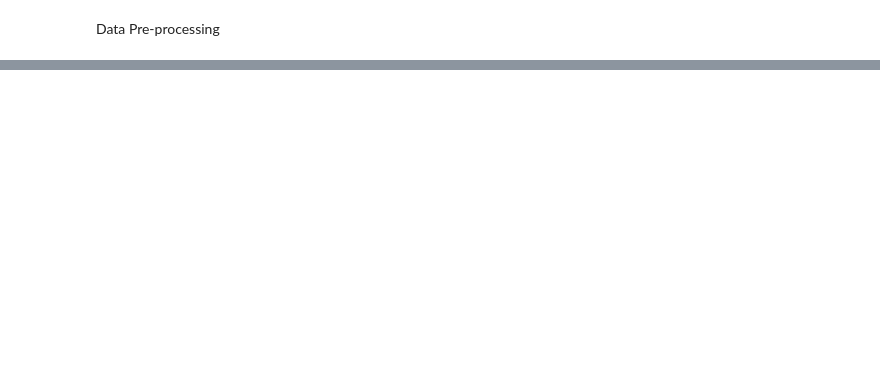
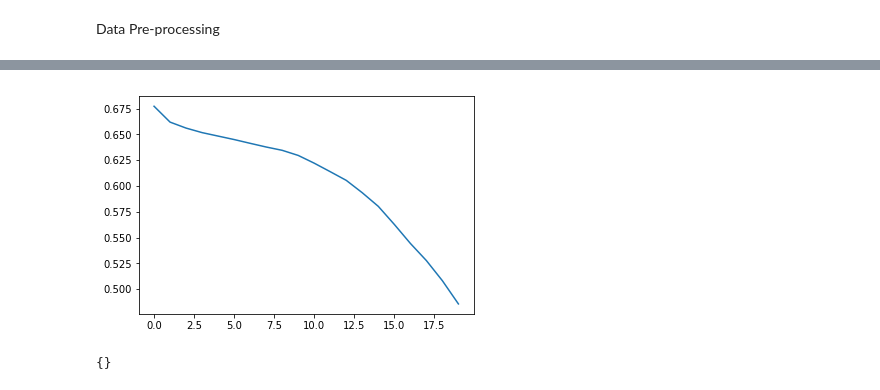
Before and after one commit to rkansal47/SMSP, a Jupyter notebook: RNN-3.ipynb, the cells around one changed output, grey strips where cells are left out. Saved outputs shown, nothing was run; the diff lists cells and outputs as text; code cells hidden in the pictures; blank space fills up the shorter version.

```diff
--- a/RNN-3.ipynb
+++ b/RNN-3.ipynb
@@ -148,7 +229,8 @@ for i in range(1, nmatches):
     X_testings.append(X_testing)
     Y_testings.append(Y_testing)
 # %%
-layer_sizes = [30, 50, 100, 200]
+# layer_sizes = [30, 50, 100, 200]
+layer_sizes = [200]
 # %%
 rnns = {}
 for size in layer_sizes:
@@ -157 +243,9 @@ for size in layer_sizes:
+# %%
+histories = {}
+for size in layer_sizes:
+    key = str(size)+'_neuron_layers'
+    histories[key] = []
+# %%
+epochs = 20
+max_sequence_length = 10
 # %%
@@ -189,3 +323,8 @@ Epoch 20/20
+# %%
+plt.plot(histories['200_neuron_layers'][7].history['loss'])
+plt.show()
+# %% [output]
+[figure, added]
 # %%
 def score(key):
     training_accs = []
@@ -231,6 +371,10 @@ training_accs_dict = {}
 training_errs_dict = {}
 testing_accs_dict = {}
 testing_errs_dict = {}
+# %%
+training_errs_dict
+# %% [output]
+{}
 # %%
 for size in layer_sizes:
     print(size)
```
Also changed, not shown: parts of 17 cells of this notebook, 54 other files.
